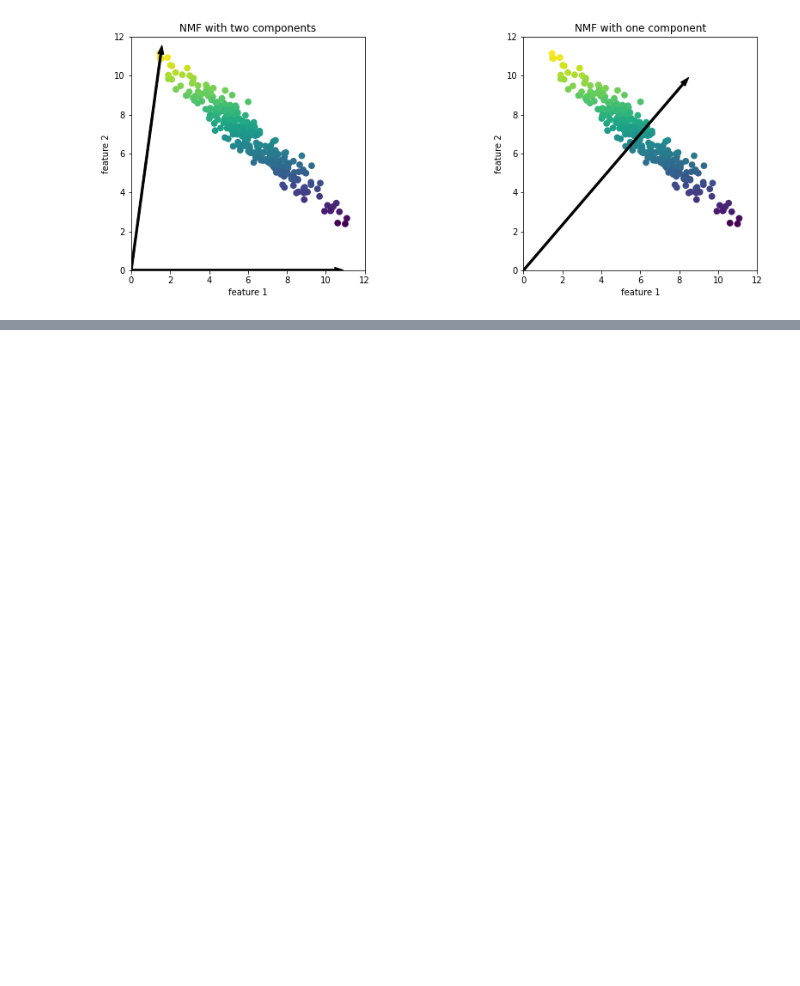
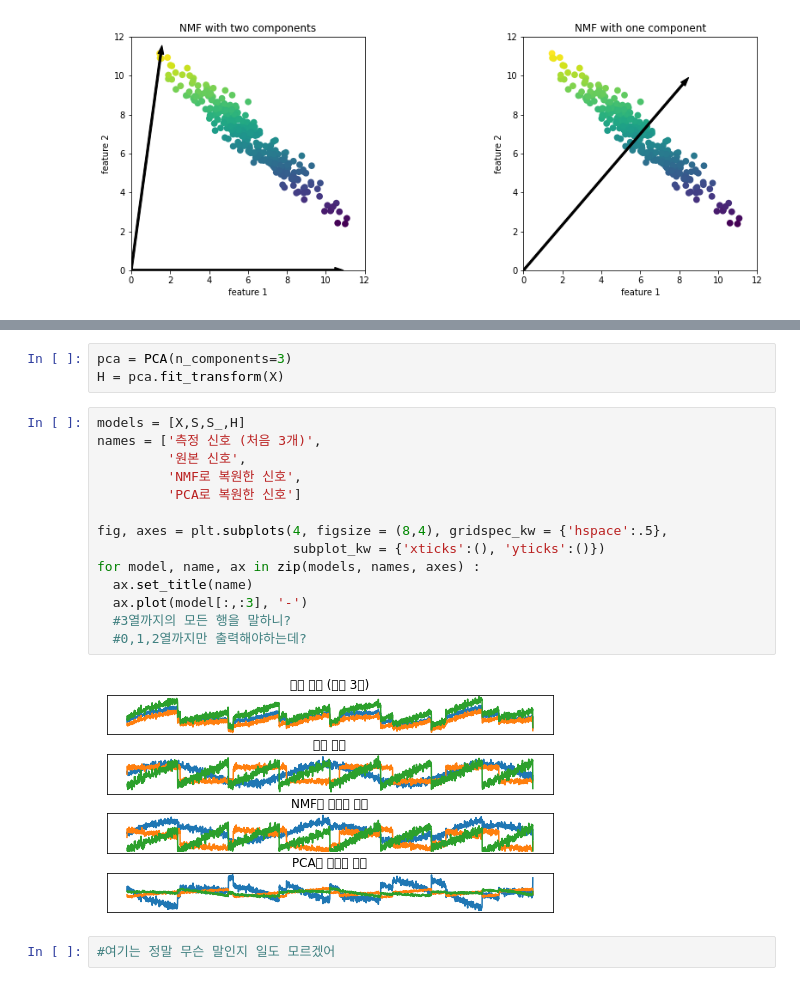
Before and after one commit to brandnewmin/brandnewm, a Jupyter notebook: 3장비지도학습과데이터전처리.ipynb, the cells around one changed output, grey strips where cells are left out. Drawn from its saved outputs; the diff is of its cells as text; blank space fills up the shorter version.

```diff
--- a/3장비지도학습과데이터전처리.ipynb
+++ b/3장비지도학습과데이터전처리.ipynb
@@ -635,0 +690,21 @@ mglearn.plots.plot_nmf_illustration()
+# %%
+pca = PCA(n_components=3)
+H = pca.fit_transform(X)
+# %%
+models = [X,S,S_,H]
+names = ['측정 신호 (처음 3개)',
+         '원본 신호',
+         'NMF로 복원한 신호',
+         'PCA로 복원한 신호']
+
+fig, axes = plt.subplots(4, figsize = (8,4), gridspec_kw = {'hspace':.5},
+                         subplot_kw = {'xticks':(), 'yticks':()})
+for model, name, ax in zip(models, names, axes) :
+  ax.set_title(name)
+  ax.plot(model[:,:3], '-')
+  #3열까지의 모든 행을 말하니?
+  #0,1,2열까지만 출력해야하는데?
+# %% [output]
+[figure, added]
+# %%
+#여기는 정말 무슨 말인지 일도 모르겠어
```
Also changed, not shown: parts of 18 cells of this notebook.
